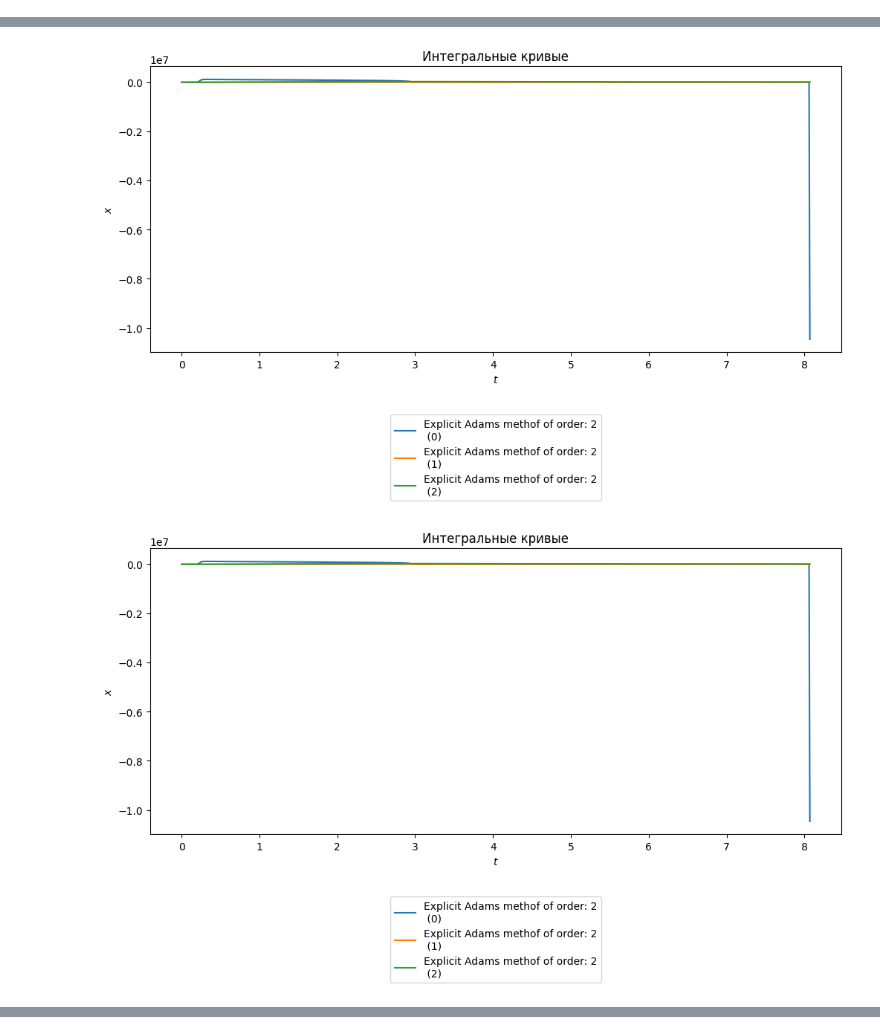
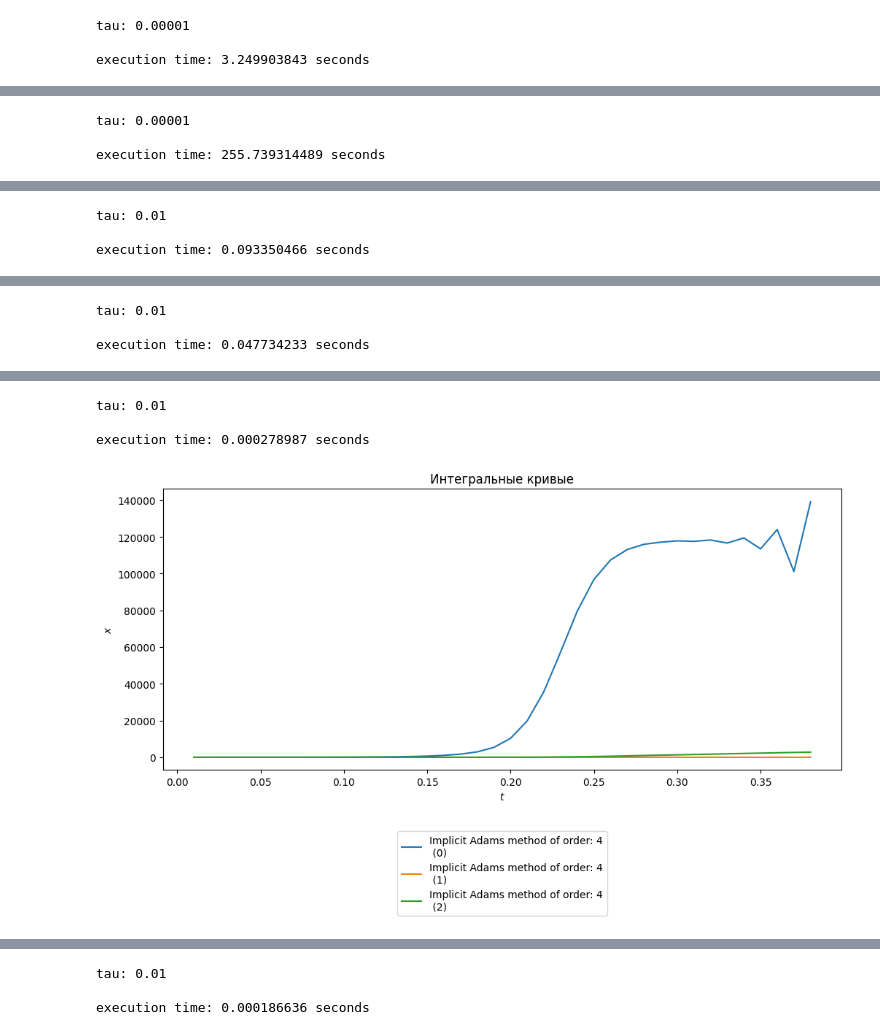
Before and after one commit to vlad-cool/MiptCompMath, a Jupyter notebook: lab6_plotters.ipynb, the cells around one changed output, grey strips where cells are left out. Saved outputs shown, nothing was run; the diff lists cells and outputs as text; code cells hidden in the pictures.

```diff
--- a/lab6_plotters.ipynb
+++ b/lab6_plotters.ipynb
@@ -47,16 +54,12 @@ def plot_solutions(solution_containers, multidimensionals_solution=False, parame
         plt.show()
 # %%
 directory = "task6_2_data"
-
-plots = {}
 
 for file in os.listdir(directory):
     if not file.endswith(".csv"):
         continue
     with open(f"{directory}/{file}", "r") as f:
         group = f.readline()
-        if group not in plots.keys():
-            plots[group] = []
 
         class EmptyClass:
             pass
@@ -64,6 +67,8 @@ for file in os.listdir(directory):
         plot = EmptyClass()
 
         plot.name = f.readline()
+        tau = f.readline()
+        duration = f.readline()
         plot.solution = EmptyClass()
         plot.solution.t = []
         plot.solution.x = []
@@ -73,10 +78,8 @@ for file in os.listdir(directory):
             plot.solution.t.append(t_i)
             plot.solution.x.append(x_i)
 
-        plots[group].append(plot)
-        for key in plots.keys():
-            plot_solutions([plot], True)
+        plot_solutions([plot], True)
 
-# for key in plots.keys():`
-#     plot_solutions(plots[group], True)`
+        print(f"tau: {tau}")
+        print(f"execution time: {duration.strip()} seconds")
 # %% [output]
@@ -83,0 +87,3 @@ for file in os.listdir(directory):
+tau: 0.00001
+
+execution time: 3.249903843 seconds
@@ -84,0 +91,3 @@ for file in os.listdir(directory):
+tau: 0.00001
+
+execution time: 255.739314489 seconds
@@ -86 +95,7 @@ for file in os.listdir(directory):
+tau: 0.01
+
+execution time: 0.093350466 seconds
 [figure]
+tau: 0.01
+
+execution time: 0.047734233 seconds
@@ -88,2 +103,4 @@ for file in os.listdir(directory):
+tau: 0.01
+
+execution time: 0.000278987 seconds
-[figure, old version]
+[figure, new version]
-[figure, removed]
@@ -91,0 +107,3 @@ for file in os.listdir(directory):
+tau: 0.01
+
+execution time: 0.000186636 seconds
```
Also changed, not shown: parts of 2 cells of this notebook, 12 other files.
